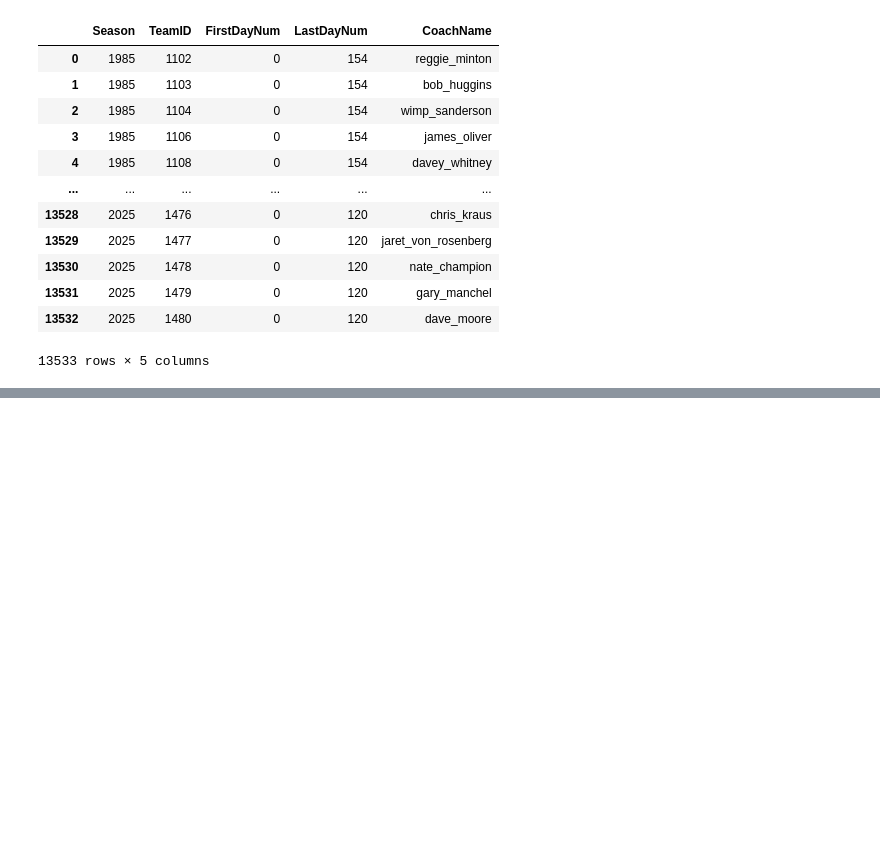
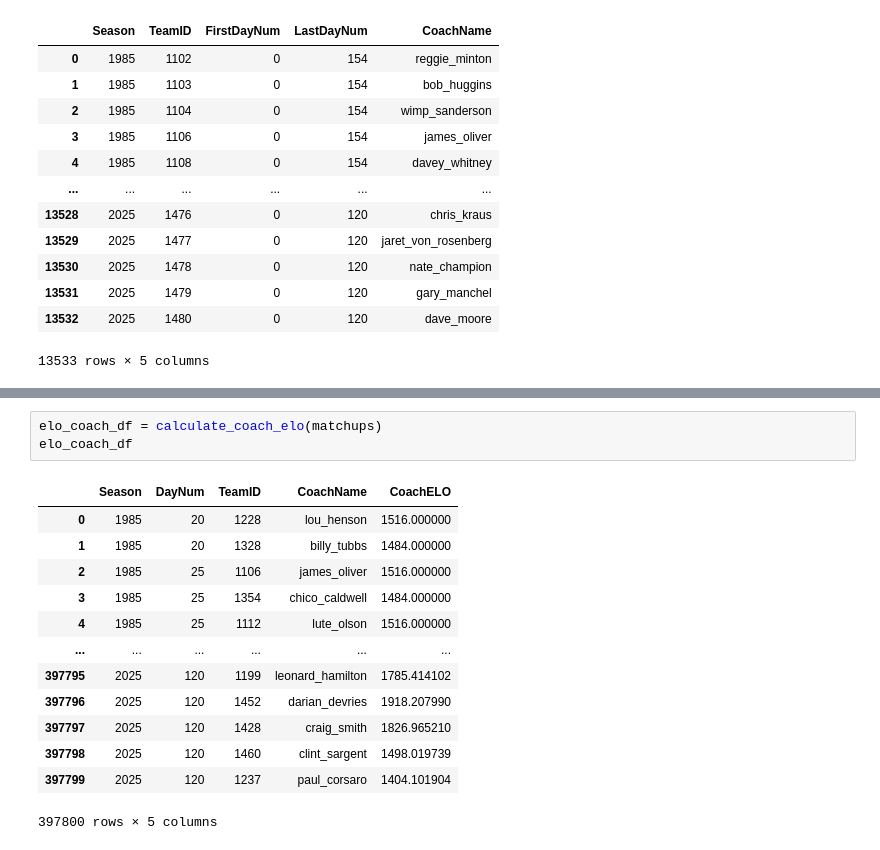
Before and after one commit to fantasy2fry/march-ml-madness-2025, a Jupyter notebook: src/fantasy2fry/elo_coach_team.ipynb, the cells around one changed output, grey strips where cells are left out. Saved outputs shown, nothing was run; the diff lists cells and outputs as text; blank space fills up the shorter version.

```diff
--- a/src/fantasy2fry/elo_coach_team.ipynb
+++ b/src/fantasy2fry/elo_coach_team.ipynb
@@ -170,0 +232,17 @@ coaches
+# %%
+elo_coach_df = calculate_coach_elo(matchups)
+elo_coach_df
+# %% [output]
+|  | Season | DayNum | TeamID | CoachName | CoachELO |
+| 0 | 1985 | 20 | 1228 | lou_henson | 1516.000000 |
+| 1 | 1985 | 20 | 1328 | billy_tubbs | 1484.000000 |
+| 2 | 1985 | 25 | 1106 | james_oliver | 1516.000000 |
+| 3 | 1985 | 25 | 1354 | chico_caldwell | 1484.000000 |
+| 4 | 1985 | 25 | 1112 | lute_olson | 1516.000000 |
+| ... | ... | ... | ... | ... | ... |
+| 397795 | 2025 | 120 | 1199 | leonard_hamilton | 1785.414102 |
+| 397796 | 2025 | 120 | 1452 | darian_devries | 1918.207990 |
+| 397797 | 2025 | 120 | 1428 | craig_smith | 1826.965210 |
+| 397798 | 2025 | 120 | 1460 | clint_sargent | 1498.019739 |
+| 397799 | 2025 | 120 | 1237 | paul_corsaro | 1404.101904 |
+397800 rows × 5 columns
```
Also changed, not shown: parts of 10 cells of this notebook, 1 other file.
